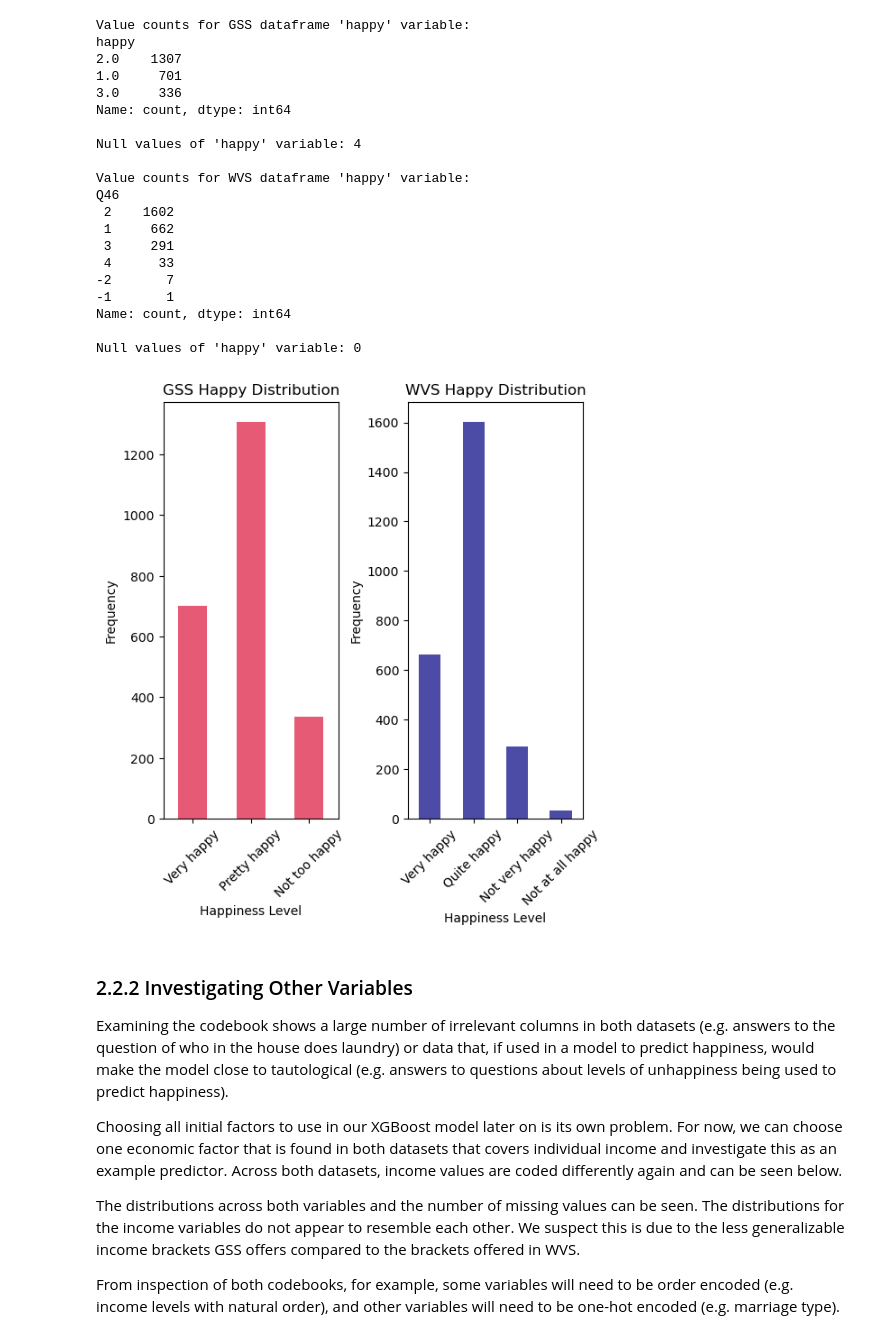
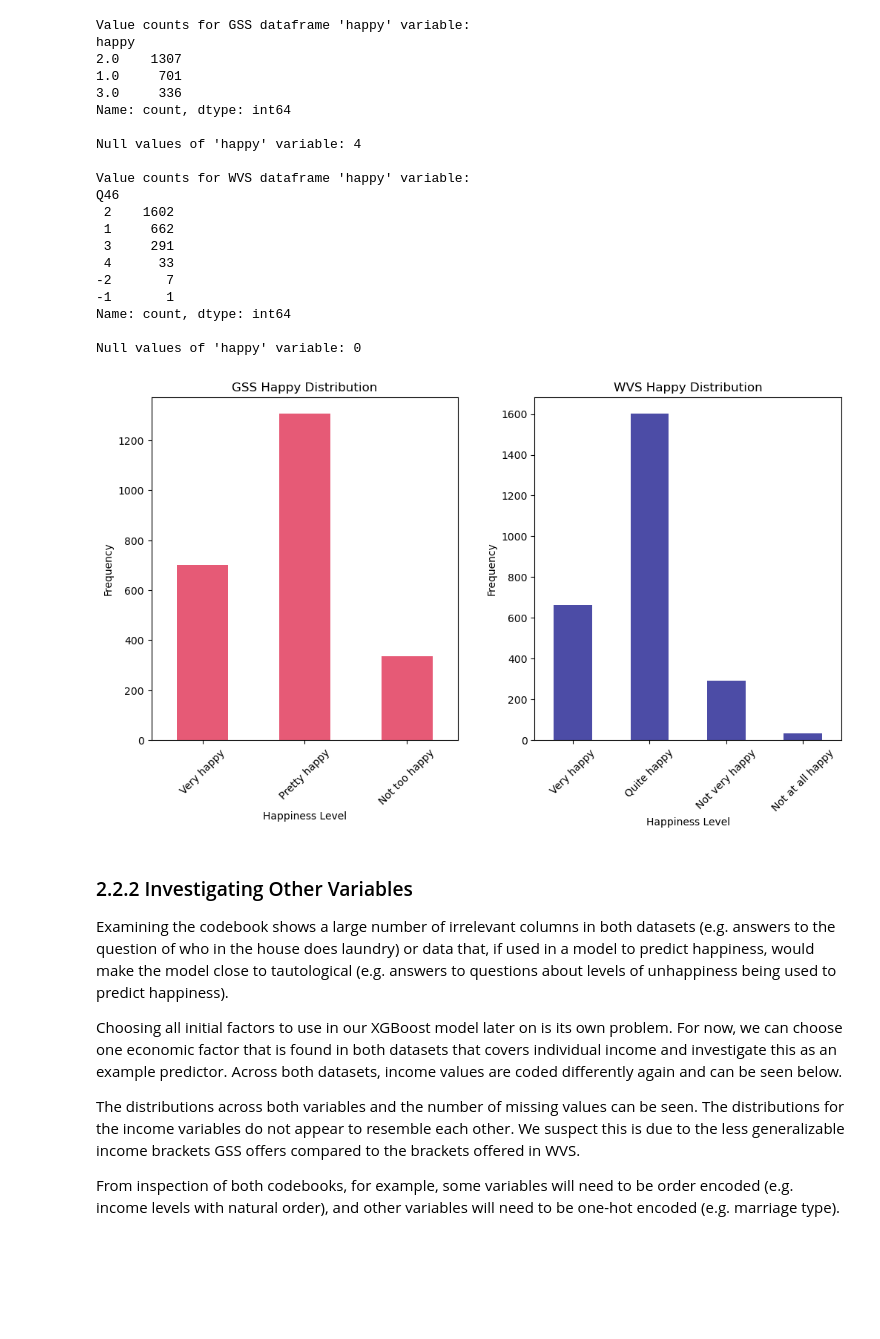
Before and after one commit to JasperSylvestre/unc-mads, a Jupyter notebook: final_report.ipynb, the cells around one changed output. Drawn from its saved outputs; the diff is of its cells as text; code cells hidden in the pictures; blank space fills up the shorter version.

```diff
--- a/final_report.ipynb
+++ b/final_report.ipynb
@@ -230,48 +251,38 @@ df_gss = df_gss.dropna(subset=["happy"])
 # WVS dataframe (rename Q46 to happy for consistency)
 df_wvs = df_wvs[~df_wvs["Q46"].isin([-2, -1])]
 df_wvs = df_wvs.rename(columns={"Q46": "happy"})
-# %%
-# GSS target value plot
-gss_counts = df_gss["happy"].value_counts().sort_index()
-
-plt.figure(figsize=(6,6))
-plt.subplot(1,2,1)
-gss_counts.plot(
-    kind="bar",
-    color="crimson",
-    alpha=0.7
-)
-plt.xlabel("Happiness Level")
-plt.ylabel("Frequency")
-plt.title("GSS Happy Distribution")
-plt.xticks(
-    range(len(gss_counts.index)),
-    [gss_happy_code[i] for i in gss_counts.index],
-    rotation=45
-)
-
-# WVS target value plot
-wvs_counts = df_wvs["happy"].value_counts().sort_index()
-
-plt.subplot(1,2,2)
-plt.subplots_adjust(wspace=0.4)
-wvs_counts.plot(
-    kind="bar",
-    color="navy",
-    alpha=0.7
-)
-plt.xlabel("Happiness Level")
-plt.ylabel("Frequency")
-plt.title("WVS Happy Distribution")
-plt.xticks(
-    range(len(wvs_counts.index)),
-    [wvs_happy_code[i] for i in wvs_counts.index],
-    rotation=45
-)
-
-plt.show()
-# %% [output]
-[figure, removed]
+# %%
+# Plot target value for both datasets
+plt.figure(figsize=(12,6))
+
+for i, (name, df, happy_code, color) in enumerate([("GSS", df_gss, gss_happy_code, "crimson"),
+                                                   ("WVS", df_wvs, wvs_happy_code, "navy")]):
+    # Get the target value counts
+    counts = df["happy"].value_counts().sort_index()
+
+    # Plot the target value distribution
+    plt.subplot(1,2,i+1)
+    counts.plot(
+        kind="bar",
+        color=color,
+        alpha=0.7
+    )
+    plt.xlabel("Happiness Level")
+    plt.ylabel("Frequency")
+    plt.title(f"{name} Happy Distribution")
+    plt.xticks(
+        range(len(counts.index)),
+        [happy_code[j] for j in counts.index],
+        rotation=45
+    )
+
+# Adjust the subplot spacing
+plt.subplots_adjust(wspace=0.25)
+
+# Show the plot
+plt.show()
+# %% [output]
+[figure, added]
 # %% [markdown]
 ### 2.2.2 Investigating Other Variables
 
```
Also changed, not shown: parts of 16 cells of this notebook.
